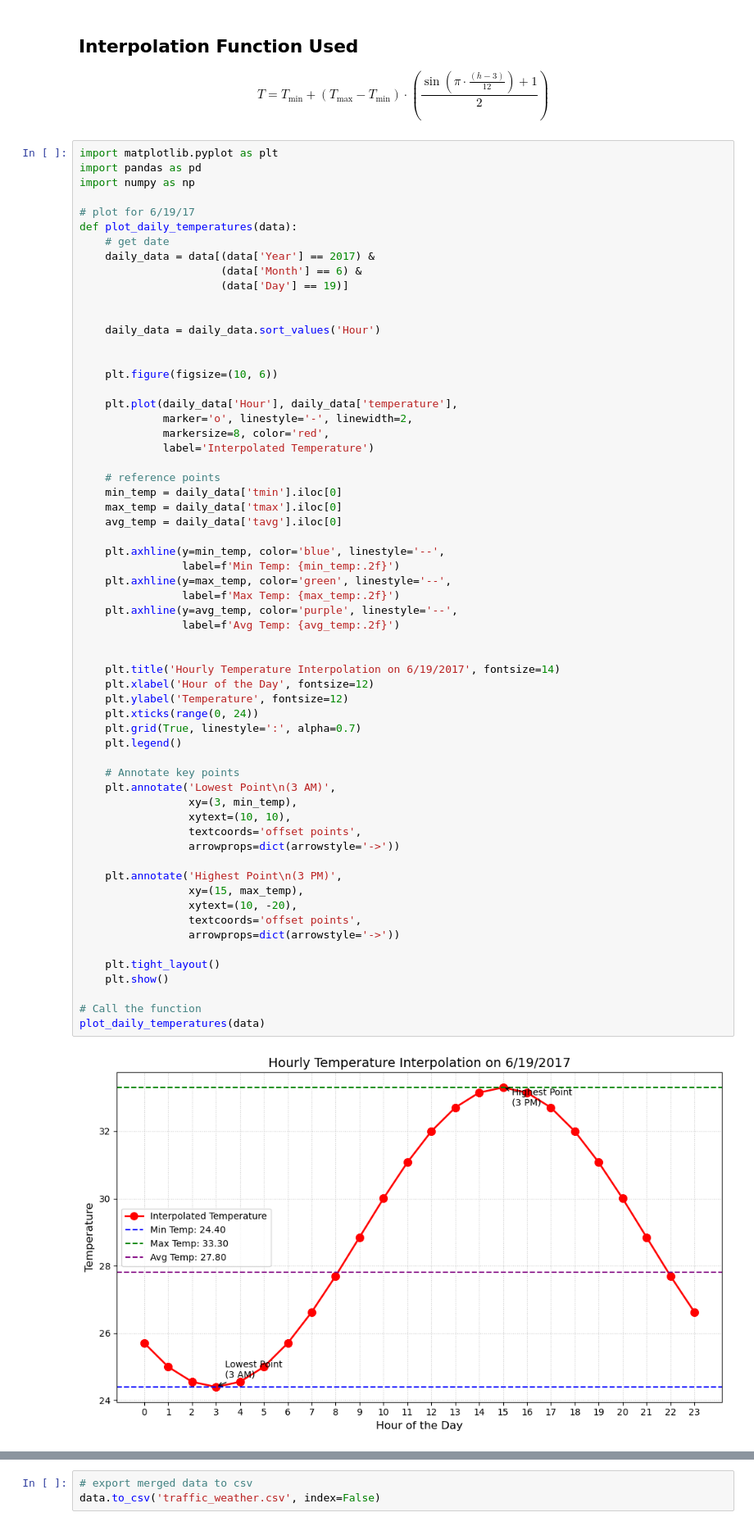
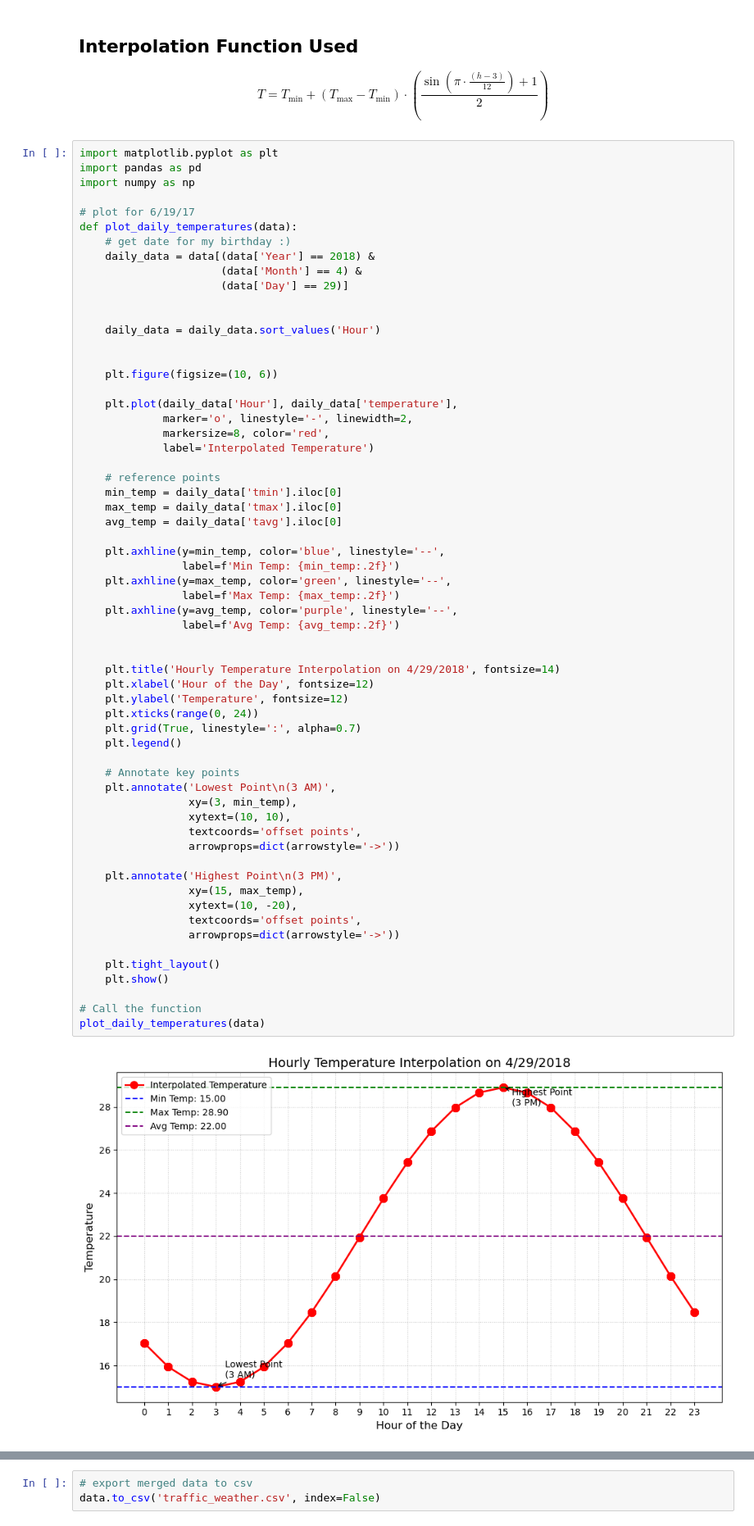
Before and after one commit to jennamferguson/AMLProject_Traffic, a Jupyter notebook: get_weather_data.ipynb, the cells around one changed output, grey strips where cells are left out. Shown at 82% size. Saved outputs shown, nothing was run; the diff lists cells and outputs as text.

```diff
--- a/get_weather_data.ipynb
+++ b/get_weather_data.ipynb
@@ -248,10 +216,10 @@ import numpy as np
 
 # plot for 6/19/17
 def plot_daily_temperatures(data):
-    # get date
-    daily_data = data[(data['Year'] == 2017) &
-                      (data['Month'] == 6) &
-                      (data['Day'] == 19)]
+    # get date for my birthday :)
+    daily_data = data[(data['Year'] == 2018) &
+                      (data['Month'] == 4) &
+                      (data['Day'] == 29)]
 
 
     daily_data = daily_data.sort_values('Hour')
@@ -275,35 +243,35 @@ def plot_daily_temperatures(data):
                 label=f'Max Temp: {max_temp:.2f}')
     plt.axhline(y=avg_temp, color='purple', linestyle='--',
                 label=f'Avg Temp: {avg_temp:.2f}')
 
 
-    plt.title('Hourly Temperature Interpolation on 6/19/2017', fontsize=14)
+    plt.title('Hourly Temperature Interpolation on 4/29/2018', fontsize=14)
     plt.xlabel('Hour of the Day', fontsize=12)
     plt.ylabel('Temperature', fontsize=12)
     plt.xticks(range(0, 24))
     plt.grid(True, linestyle=':', alpha=0.7)
     plt.legend()
 
     # Annotate key points
     plt.annotate('Lowest Point\n(3 AM)',
                  xy=(3, min_temp),
                  xytext=(10, 10),
                  textcoords='offset points',
                  arrowprops=dict(arrowstyle='->'))
 
     plt.annotate('Highest Point\n(3 PM)',
                  xy=(15, max_temp),
                  xytext=(10, -20),
                  textcoords='offset points',
                  arrowprops=dict(arrowstyle='->'))
 
     plt.tight_layout()
     plt.show()
 
 # Call the function
 plot_daily_temperatures(data)
 # %% [output]
-[figure, old version]
+[figure, new version]
 # %%
 data.head()
 # %% [output]
```
Also changed, not shown: parts of 16 cells of this notebook, 2 other files.
